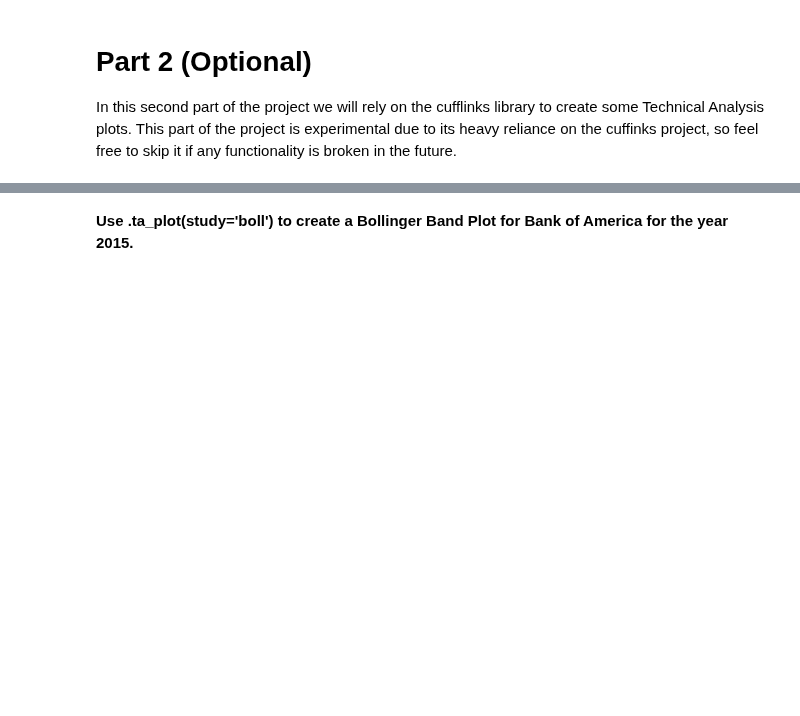
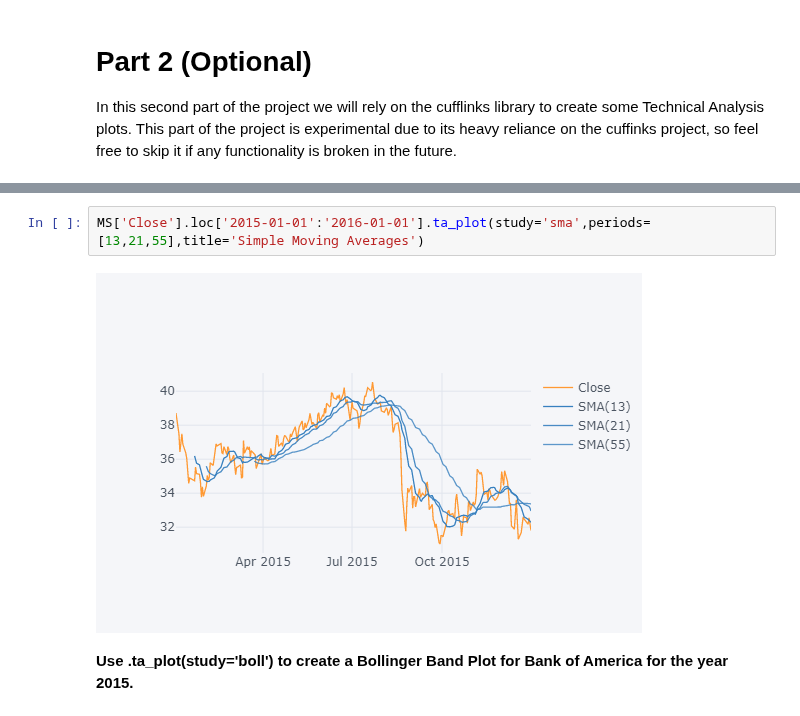
Before and after one commit to xkrystiandutka/DataScience, a Jupyter notebook: DataCapstone/FinanceProject.ipynb, the cells around one changed output, grey strips where cells are left out. Saved outputs shown, nothing was run; the diff lists cells and outputs as text; blank space fills up the shorter version.

```diff
--- a/DataCapstone/FinanceProject.ipynb
+++ b/DataCapstone/FinanceProject.ipynb
@@ -289,2 +287,6 @@ In this second part of the project we will rely on the cufflinks library to crea
+# %%
+MS['Close'].loc['2015-01-01':'2016-01-01'].ta_plot(study='sma',periods=[13,21,55],title='Simple Moving Averages')
+# %% [output]
+[figure, added]
 # %% [markdown]
 **Use .ta_plot(study='boll') to create a Bollinger Band Plot for Bank of America for the year 2015.**
```
Also changed, not shown: parts of 7 cells of this notebook.
